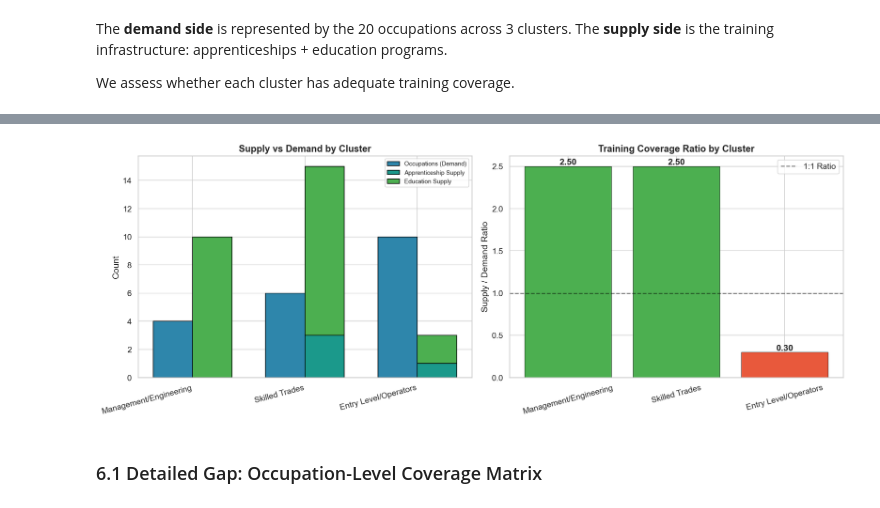
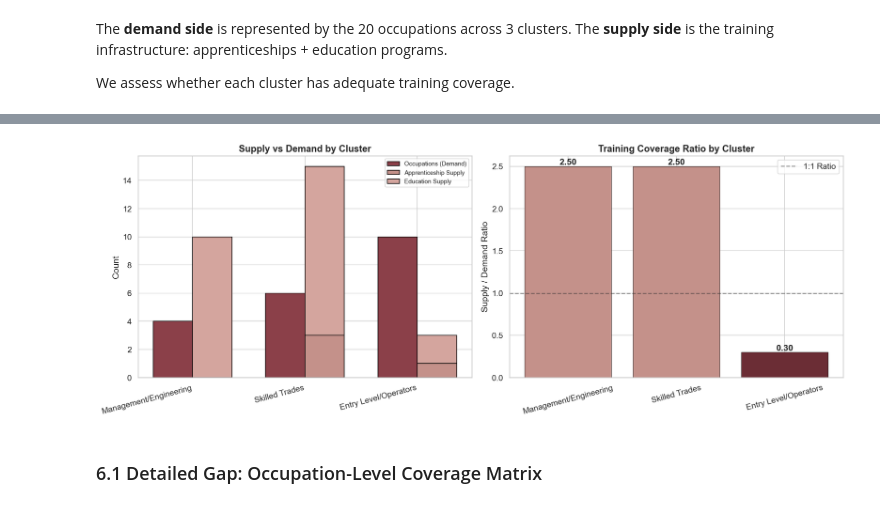
Before and after one commit to zongyang078/CareerDrive, a Jupyter notebook: notebooks/03_eda.ipynb, the cells around one changed output, grey strips where cells are left out. Saved outputs shown, nothing was run; the diff lists cells and outputs as text; code cells hidden in the pictures.

```diff
--- a/notebooks/03_eda.ipynb
+++ b/notebooks/03_eda.ipynb
@@ -36,13 +36,14 @@ import numpy as np
 import matplotlib.pyplot as plt
 import seaborn as sns
 from sklearn.preprocessing import StandardScaler
+from src.theme import CLUSTER_COLORS, PALETTE_EXT, CMAP_SEQUENTIAL
 
-sns.set_theme(style="whitegrid", palette="muted", font_scale=1.1)
-plt.rcParams['figure.dpi'] = 150
-plt.rcParams['savefig.dpi'] = 150
-plt.rcParams['savefig.bbox'] = 'tight'
+sns.set_theme(style="whitegrid", font_scale=1.1)
+plt.rcParams["figure.dpi"] = 150
+plt.rcParams["savefig.dpi"] = 150
+plt.rcParams["savefig.bbox"] = "tight"
 
-EXCEL = '../data/raw/Career_Drive_Project_Data_Sources.xlsx'
+EXCEL = "../data/raw/Career_Drive_Project_Data_Sources.xlsx"
 # %%
 # Load all processed datasets
 agc = pd.read_csv('../data/processed/agc_members.csv')
@@ -480,43 +468,40 @@ Supply-Demand Gap Analysis:
 | 1 | Skilled Trades | 6 | 3 | 12 | 15 | ... |
 | 2 | Entry Level/Operators | 10 | 1 | 2 | 3 | ... |
 # %%
-# Visualization: stacked bar chart — Demand vs Supply per cluster
 fig, axes = plt.subplots(1, 2, figsize=(16, 6))
 
-# Left: stacked supply vs demand
 x = np.arange(len(gap_df))
 width = 0.35
 
-axes[0].bar(x - width/2, gap_df['Occupations (Demand)'], width,
-            label='Occupations (Demand)', color='#2E86AB', edgecolor='black')
-axes[0].bar(x + width/2, gap_df['Apprenticeship Pathways'], width,
-            label='Apprenticeship Supply', color='#1B998B', edgecolor='black')
-axes[0].bar(x + width/2, gap_df['Education Programs'], width,
-            bottom=gap_df['Apprenticeship Pathways'],
-            label='Education Supply', color='#4CAF50', edgecolor='black')
+axes[0].bar(x - width/2, gap_df["Occupations (Demand)"], width,
+            label="Occupations (Demand)", color="#8B4049", edgecolor="black")
+axes[0].bar(x + width/2, gap_df["Apprenticeship Pathways"], width,
+            label="Apprenticeship Supply", color="#C4918A", edgecolor="black")
+axes[0].bar(x + width/2, gap_df["Education Programs"], width,
+            bottom=gap_df["Apprenticeship Pathways"],
+            label="Education Supply", color="#D4A59E", edgecolor="black")
 axes[0].set_xticks(x)
-axes[0].set_xticklabels(gap_df['Cluster'], rotation=15, ha='right')
+axes[0].set_xticklabels(gap_df["Cluster"], rotation=15, ha="right")
 axes[0].set_ylabel("Count")
-axes[0].set_title("Supply vs Demand by Cluster", fontsize=14, fontweight='bold')
+axes[0].set_title("Supply vs Demand by Cluster", fontsize=14, fontweight="bold")
 axes[0].legend(fontsize=9)
 
-# Right: supply/demand ratio
-bar_colors = ['#E8593C' if r < 1.0 else '#4CAF50' for r in gap_df['Supply/Demand Ratio']]
-axes[1].bar(gap_df['Cluster'], gap_df['Supply/Demand Ratio'],
-            color=bar_colors, edgecolor='black', linewidth=0.5)
-axes[1].axhline(y=1.0, color='black', linestyle='--', alpha=0.5, label='1:1 Ratio')
+bar_colors = ["#6B2D35" if r < 1.0 else "#C4918A" for r in gap_df["Supply/Demand Ratio"]]
+axes[1].bar(gap_df["Cluster"], gap_df["Supply/Demand Ratio"],
+            color=bar_colors, edgecolor="black", linewidth=0.5)
+axes[1].axhline(y=1.0, color="#2D2D2D", linestyle="--", alpha=0.5, label="1:1 Ratio")
 axes[1].set_ylabel("Supply / Demand Ratio")
-axes[1].set_title("Training Coverage Ratio by Cluster", fontsize=14, fontweight='bold')
+axes[1].set_title("Training Coverage Ratio by Cluster", fontsize=14, fontweight="bold")
 axes[1].legend()
-axes[1].tick_params(axis='x', rotation=15)
-for i, v in enumerate(gap_df['Supply/Demand Ratio']):
-    axes[1].text(i, v + 0.02, f'{v:.2f}', ha='center', fontweight='bold')
+axes[1].tick_params(axis="x", rotation=15)
+for i, v in enumerate(gap_df["Supply/Demand Ratio"]):
+    axes[1].text(i, v + 0.02, f"{v:.2f}", ha="center", fontweight="bold")
 
 plt.tight_layout()
-plt.savefig('../outputs/supply_demand_gap.png')
+plt.savefig("../outputs/supply_demand_gap.png")
 plt.show()
 # %% [output]
-[figure, old version]
+[figure, new version]
 # %% [markdown]
 ### 6.1 Detailed Gap: Occupation-Level Coverage Matrix
 # %%
```
Also changed, not shown: parts of 5 cells of this notebook, 18 other files.
